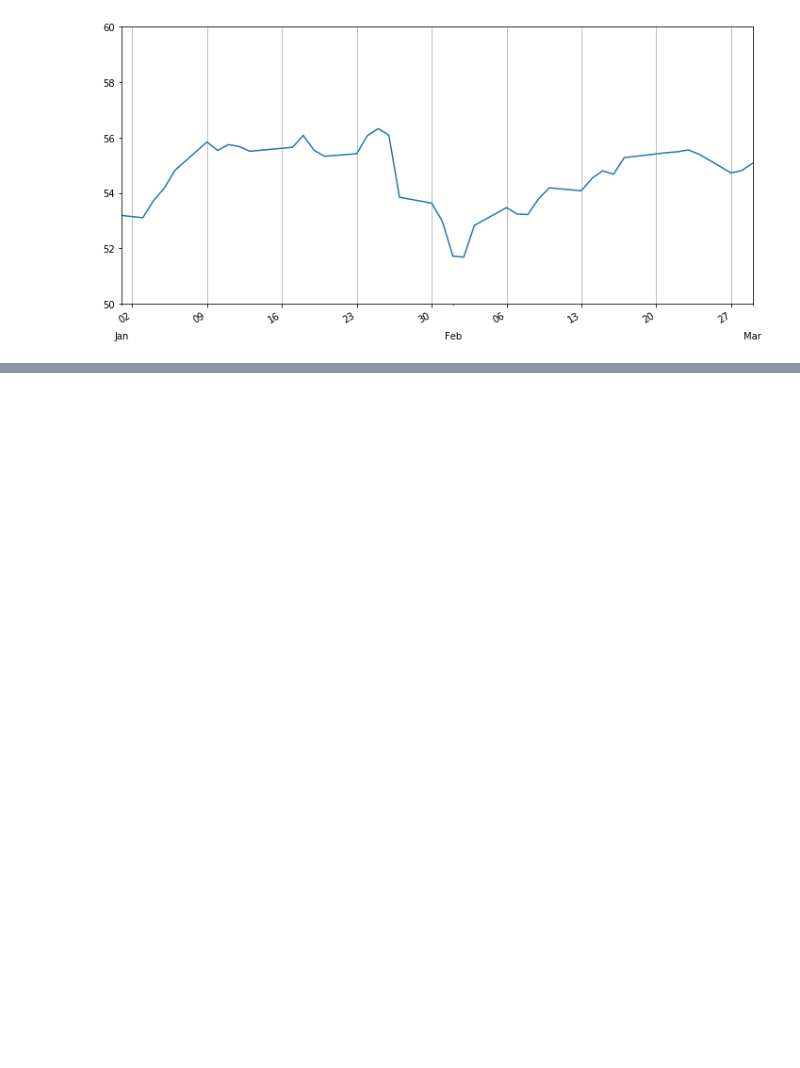
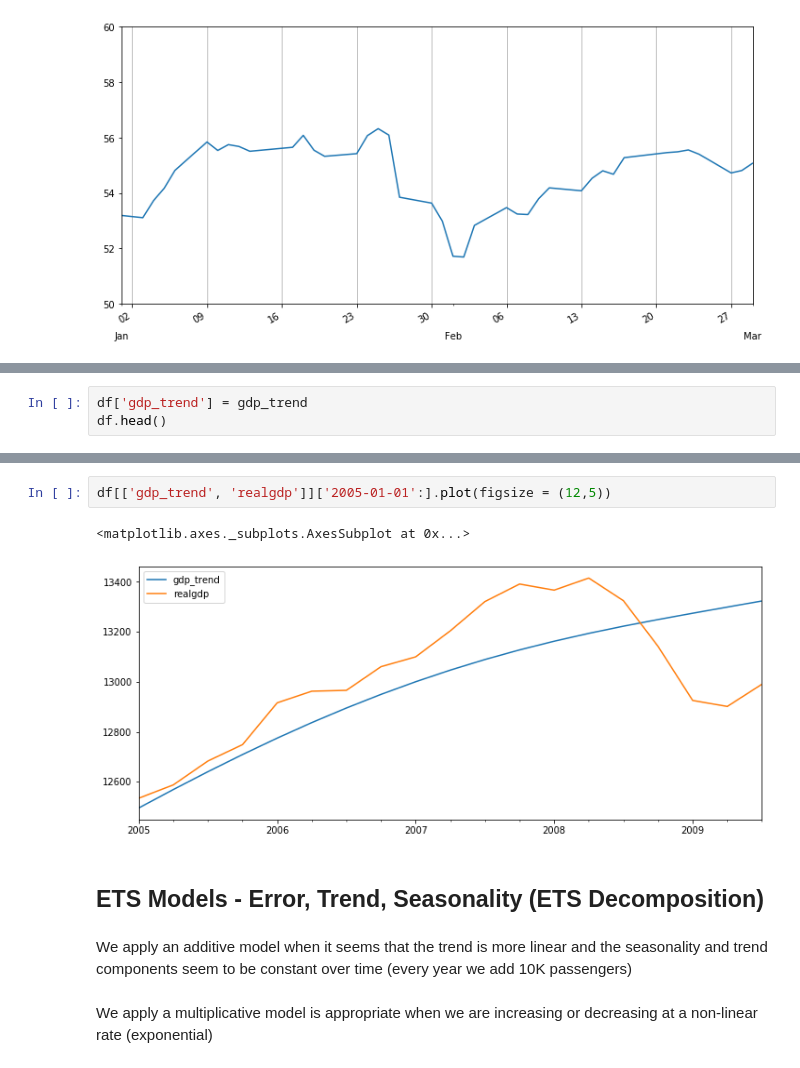
Before and after one commit to christianthieme/Python-for-Time-Series-Data-Analysis, a Jupyter notebook: Pandas for Time Series Analysis.ipynb, the cells around one changed output, grey strips where cells are left out. Drawn from its saved outputs; the diff is of its cells as text; blank space fills up the shorter version.

```diff
--- a/Pandas for Time Series Analysis.ipynb
+++ b/Pandas for Time Series Analysis.ipynb
@@ -318,0 +364,3 @@ ax.xaxis.grid(True)
+# %%
+df['gdp_trend'] = gdp_trend
+df.head()
@@ -318,0 +374,11 @@ ax.xaxis.grid(True)
+# %%
+df[['gdp_trend', 'realgdp']]['2005-01-01':].plot(figsize = (12,5))
+# %% [output]
+<matplotlib.axes._subplots.AxesSubplot at 0x...>
+[figure, added]
+# %% [markdown]
+## ETS Models - Error, Trend, Seasonality (ETS Decomposition)
+# %% [markdown]
+We apply an additive model when it seems that the trend is more linear and the seasonality and trend components seem to be constant over time (every year we add 10K passengers)
+# %% [markdown]
+We apply a multiplicative model is appropriate when we are increasing or decreasing at a non-linear rate (exponential)
```
Also changed, not shown: parts of 54 cells of this notebook.
